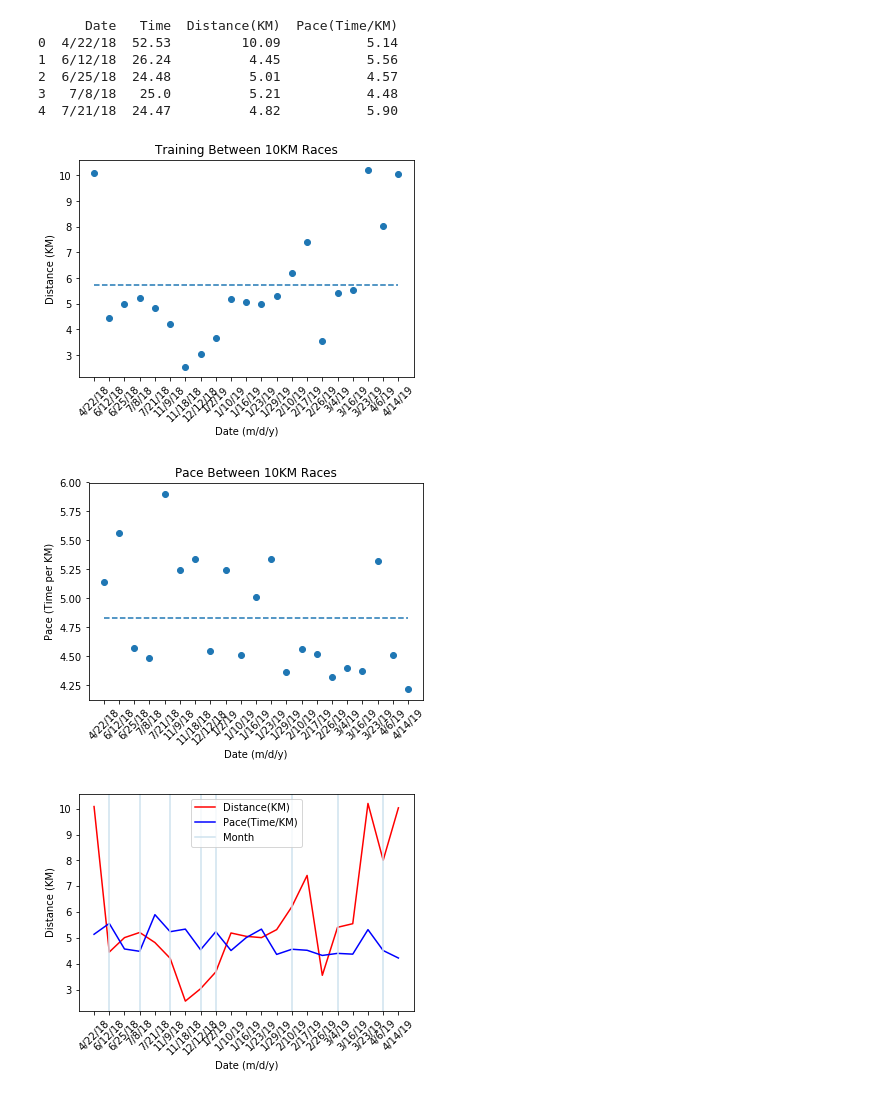
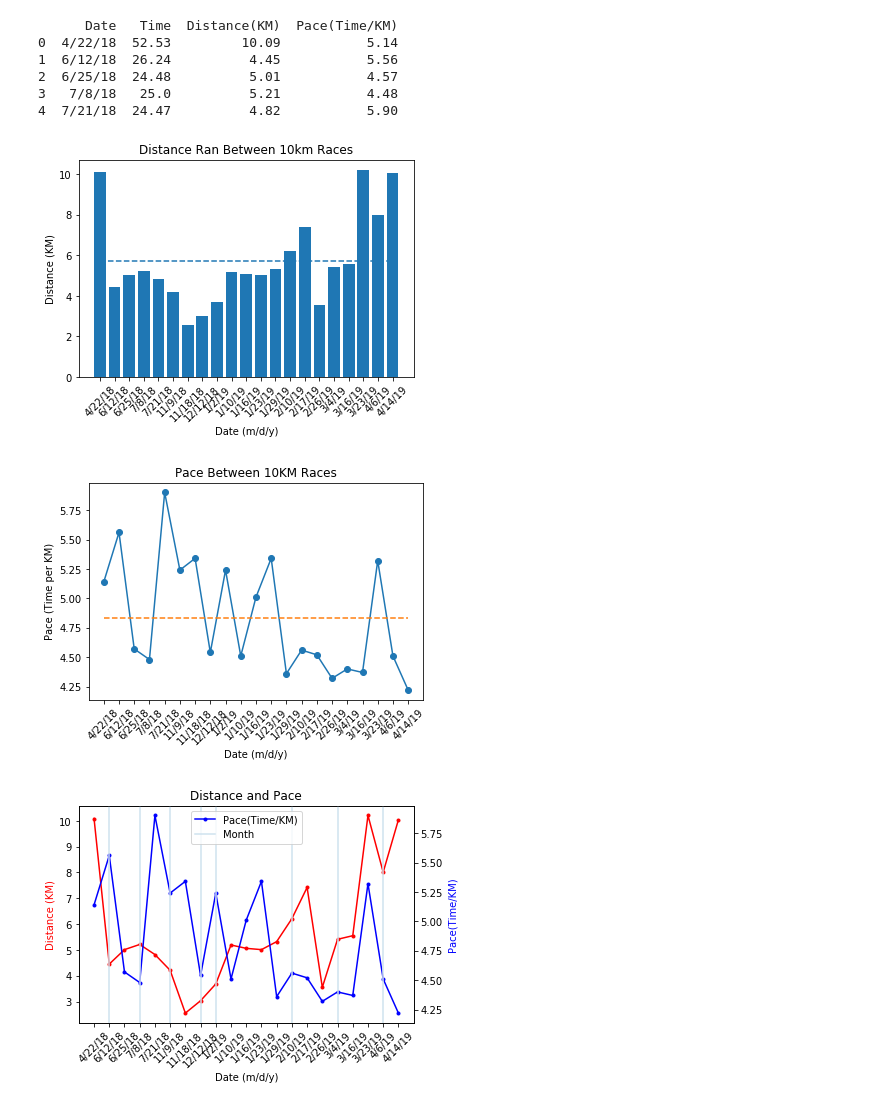
Before and after one commit to jschriem/Data-Analysis, a Jupyter notebook: Sun_Run_2019/sunrun.ipynb, the cells around one changed output. Cells and saved outputs as stored; diff of their text form; code cells hidden in the pictures.

```diff
--- a/Sun_Run_2019/sunrun.ipynb
+++ b/Sun_Run_2019/sunrun.ipynb
@@ -15,11 +20,12 @@ print(run.head())
 3   7/8/18   25.0          5.21           4.48
 4  7/21/18  24.47          4.82           5.90
 # %%
+# Distance Run
 fig,ax = plt.subplots()
 
-distance = plt.scatter(run['Date'], run['Distance(KM)'])
+distance = plt.bar(run['Date'], run['Distance(KM)'])
 
-plt.title('Training Between 10KM Races')
+plt.title('Distance Ran Between 10km Races')
 plt.xlabel('Date (m/d/y)')
 plt.ylabel('Distance (KM)')
 plt.xticks(rotation=45)
@@ -29,11 +35,12 @@ distance_mean = [np.mean(run['Distance(KM)']) for i in run['Distance(KM)']]
 
 mean_line = ax.plot(run['Date'] ,distance_mean, label='Mean', linestyle='--')
 # %% [output]
-[figure, old version]
+[figure, new version]
 # %%
+# Pace Run
 fig,ax = plt.subplots()
 
-pace = plt.scatter(run['Date'], run['Pace(Time/KM)'])
+pace = plt.plot(run['Date'], run['Pace(Time/KM)'],linestyle='-', marker='o')
 
 plt.xticks(rotation=45)
 plt.title('Pace Between 10KM Races')
@@ -43,31 +50,40 @@ plt.ylabel('Pace (Time per KM)')
 pace_mean = [np.mean(run['Pace(Time/KM)']) for i in run['Pace(Time/KM)']]
 mean_line2 = ax.plot(run['Date'] ,pace_mean, label='Mean', linestyle='--')
 # %% [output]
-[figure, old version]
+[figure, new version]
 # %%
+# Distance vs Pace
+fig,ax = plt.subplots()
+plt.xlabel('Date (m/d/y)')
+t = run['Date']
+plt.xticks(rotation=45)
+ax.set_title('Distance and Pace')
+
 #First plot
-#plt.figure()
-plt.plot(run['Date'],run['Distance(KM)'], 'r')
-plt.xticks(rotation=45)
-plt.xlabel('Date (m/d/y)')
-plt.ylabel('Distance (KM)')
+ax.set_ylabel('Distance (KM)', color='r')
+plot1 = ax.plot(t, run['Distance(KM)'], marker='.', color='r')
 
 #Second plot
-#plt.figure()
-plt.plot(run['Date'],run['Pace(Time/KM)'], 'b')
-plt.xticks(rotation=45)
+ax2 = ax.twinx()
+ax2.set_ylabel('Pace(Time/KM)', color='b')
+plot2 = ax2.plot(t, run['Pace(Time/KM)'], marker='.', color='b')
 
+
+#Vertical lines to seperate months
 plt.axvline(x=1,color = '#CFE2EE', label = 'Month')
 plt.axvline(x=3,color = '#CFE2EE')
 plt.axvline(x=5,color = '#CFE2EE')
 plt.axvline(x=7,color = '#CFE2EE')
 plt.axvline(x=8,color = '#CFE2EE')
 plt.axvline(x=13,color = '#CFE2EE')
 plt.axvline(x=16,color = '#CFE2EE')
 plt.axvline(x=19,color = '#CFE2EE')
 
+
+#legend
 plt.legend(loc='upper center')
 
+#show plots
 plt.show()
 # %% [output]
-[figure, old version]
+[figure, new version]
```
Also changed, not shown: parts of 1 cell of this notebook.
